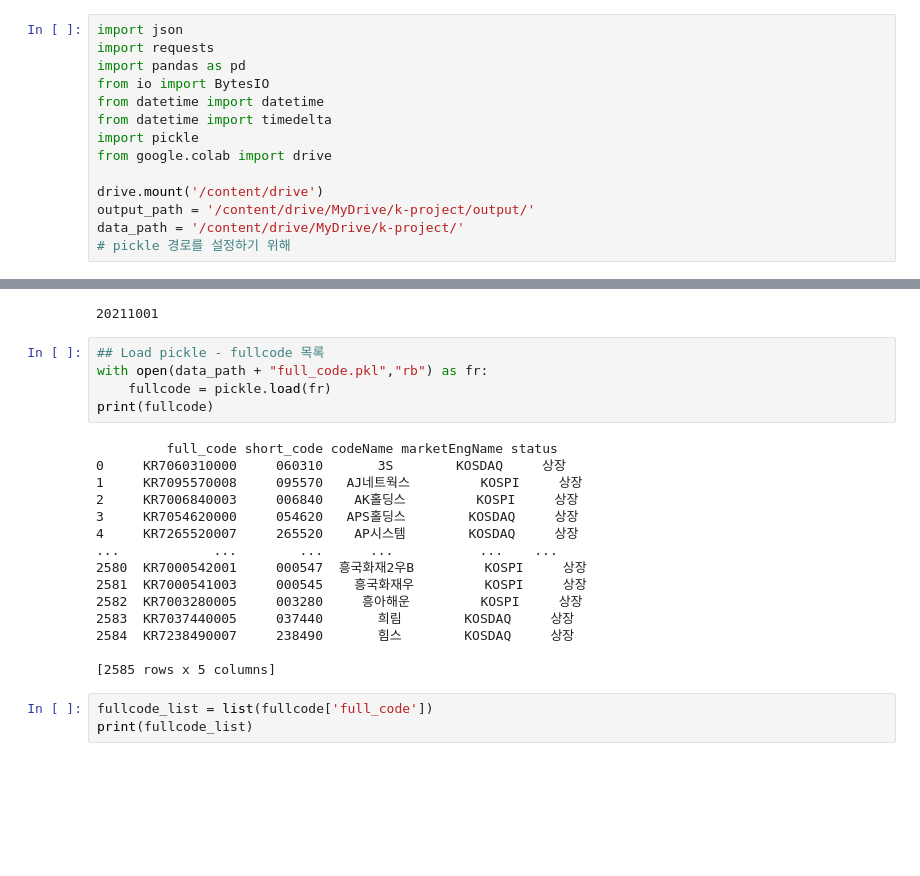
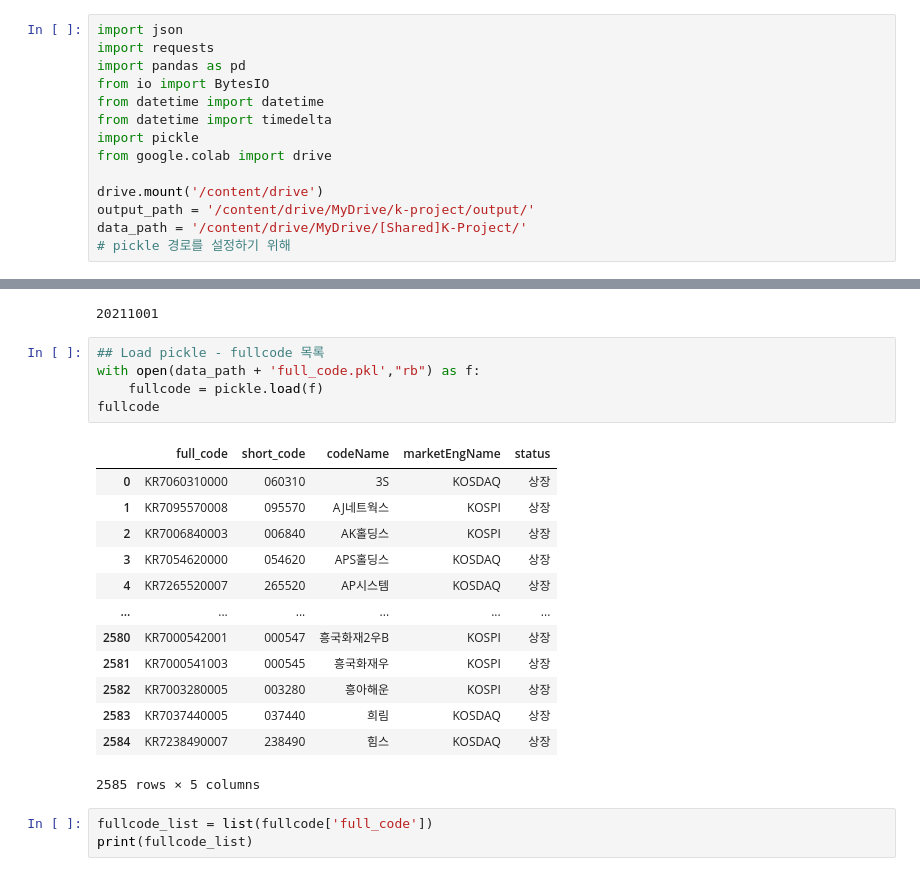
Before and after one commit to baeksumin/k-project, a Jupyter notebook: datacollection_1.ipynb, the cells around one changed output, grey strips where cells are left out. Saved outputs shown, nothing was run; the diff lists cells and outputs as text; blank space fills up the shorter version.

```diff
--- a/datacollection_1.ipynb
+++ b/datacollection_1.ipynb
@@ -19,6 +19,6 @@ from google.colab import drive
 
 drive.mount('/content/drive')
 output_path = '/content/drive/MyDrive/k-project/output/'
-data_path = '/content/drive/MyDrive/k-project/'
+data_path = '/content/drive/MyDrive/[Shared]K-Project/'
 # pickle 경로를 설정하기 위해
 # %% [output]
@@ -34,24 +34,23 @@ print(today)
 20211001
 # %%
 ## Load pickle - fullcode 목록
-with open(data_path + "full_code.pkl","rb") as fr:
-    fullcode = pickle.load(fr)
-print(fullcode)
+with open(data_path + 'full_code.pkl',"rb") as f:
+    fullcode = pickle.load(f)
+fullcode
 # %% [output]
+|  | full_code | short_code | codeName | marketEngName | status |
+| 0 | KR7060310000 | 060310 | 3S | KOSDAQ | 상장 |
+| 1 | KR7095570008 | 095570 | AJ네트웍스 | KOSPI | 상장 |
+| 2 | KR7006840003 | 006840 | AK홀딩스 | KOSPI | 상장 |
+| 3 | KR7054620000 | 054620 | APS홀딩스 | KOSDAQ | 상장 |
+| 4 | KR7265520007 | 265520 | AP시스템 | KOSDAQ | 상장 |
+| ... | ... | ... | ... | ... | ... |
+| 2580 | KR7000542001 | 000547 | 흥국화재2우B | KOSPI | 상장 |
+| 2581 | KR7000541003 | 000545 | 흥국화재우 | KOSPI | 상장 |
+| 2582 | KR7003280005 | 003280 | 흥아해운 | KOSPI | 상장 |
+| 2583 | KR7037440005 | 037440 | 희림 | KOSDAQ | 상장 |
+| 2584 | KR7238490007 | 238490 | 힘스 | KOSDAQ | 상장 |
-         full_code short_code codeName marketEngName status
-0     KR7060310000     060310       3S        KOSDAQ     상장
-1     KR7095570008     095570   AJ네트웍스         KOSPI     상장
-2     KR7006840003     006840    AK홀딩스         KOSPI     상장
-3     KR7054620000     054620   APS홀딩스        KOSDAQ     상장
-4     KR7265520007     265520    AP시스템        KOSDAQ     상장
-...            ...        ...      ...           ...    ...
-2580  KR7000542001     000547  흥국화재2우B         KOSPI     상장
-2581  KR7000541003     000545    흥국화재우         KOSPI     상장
-2582  KR7003280005     003280     흥아해운         KOSPI     상장
-2583  KR7037440005     037440       희림        KOSDAQ     상장
-2584  KR7238490007     238490       힘스        KOSDAQ     상장
-
-[2585 rows x 5 columns]
+2585 rows × 5 columns
 # %%
 fullcode_list = list(fullcode['full_code'])
 print(fullcode_list)
```
Also changed, not shown: parts of 1 cell of this notebook.
